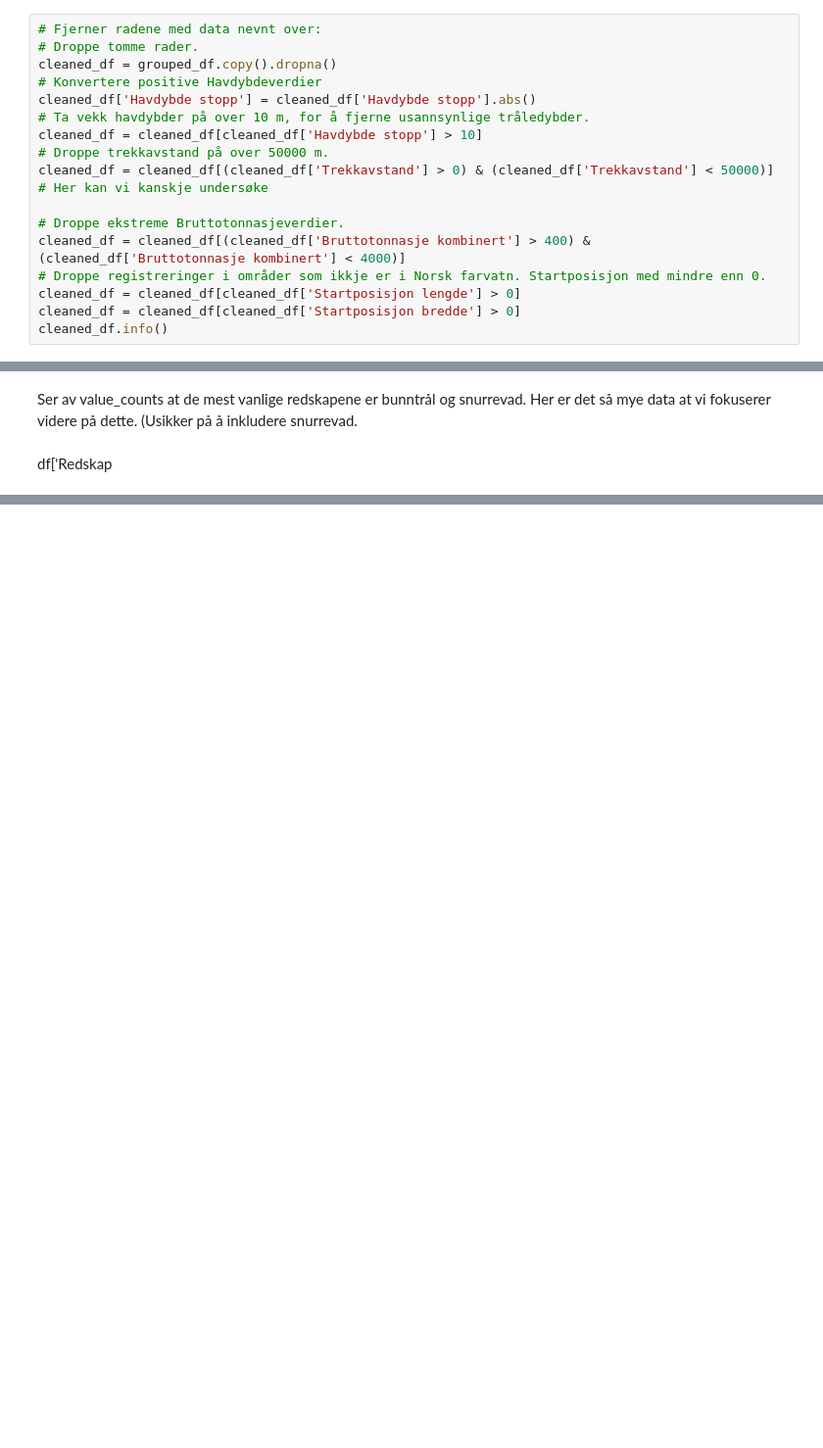
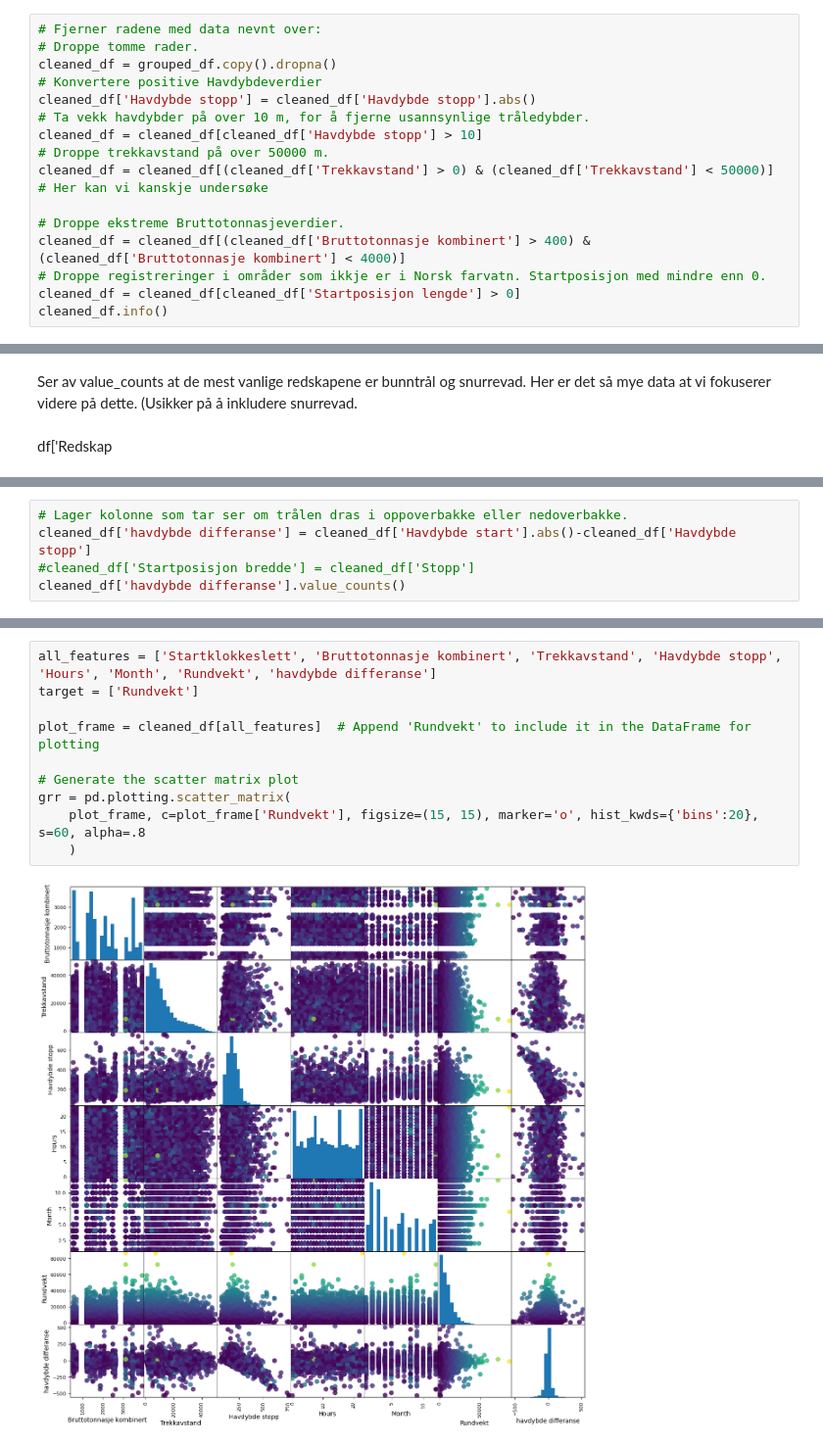
Before and after one commit to tmongstad/INFO284, a Jupyter notebook: Samlet_modell_2.ipynb, the cells around one changed output, grey strips where cells are left out. Shown at 98% size. Saved outputs shown, nothing was run; the diff lists cells and outputs as text; blank space fills up the shorter version.

```diff
--- a/Samlet_modell_2.ipynb
+++ b/Samlet_modell_2.ipynb
@@ -733,7 +733,6 @@ cleaned_df = cleaned_df[(cleaned_df['Trekkavstand'] > 0) & (cleaned_df['Trekkavs
 cleaned_df = cleaned_df[(cleaned_df['Bruttotonnasje kombinert'] > 400) & (cleaned_df['Bruttotonnasje kombinert'] < 4000)]
 # Droppe registreringer i områder som ikkje er i Norsk farvatn. Startposisjon med mindre enn 0.
 cleaned_df = cleaned_df[cleaned_df['Startposisjon lengde'] > 0]
-cleaned_df = cleaned_df[cleaned_df['Startposisjon bredde'] > 0]
 cleaned_df.info()
 # %% [output]
 <class 'pandas.core.frame.DataFrame'>
@@ -765,0 +776,5 @@ Vi har valgt å prøve KNNClassifier, for å klassifisere fangsten. Når vi bruk
+# %%
+# Lager kolonne som tar ser om trålen dras i oppoverbakke eller nedoverbakke.
+cleaned_df['havdybde differanse'] = cleaned_df['Havdybde start'].abs()-cleaned_df['Havdybde stopp']
+#cleaned_df['Startposisjon bredde'] = cleaned_df['Stopp']
+cleaned_df['havdybde differanse'].value_counts()
@@ -765,0 +795,12 @@ Vi har valgt å prøve KNNClassifier, for å klassifisere fangsten. Når vi bruk
+# %%
+all_features = ['Startklokkeslett', 'Bruttotonnasje kombinert', 'Trekkavstand', 'Havdybde stopp', 'Hours', 'Month', 'Rundvekt', 'havdybde differanse']
+target = ['Rundvekt']
+
+plot_frame = cleaned_df[all_features]  # Append 'Rundvekt' to include it in the DataFrame for plotting
+
+# Generate the scatter matrix plot
+grr = pd.plotting.scatter_matrix(
+    plot_frame, c=plot_frame['Rundvekt'], figsize=(15, 15), marker='o', hist_kwds={'bins':20}, s=60, alpha=.8
+    )
+# %% [output]
+[figure, added]
```
Also changed, not shown: parts of 47 cells of this notebook.
